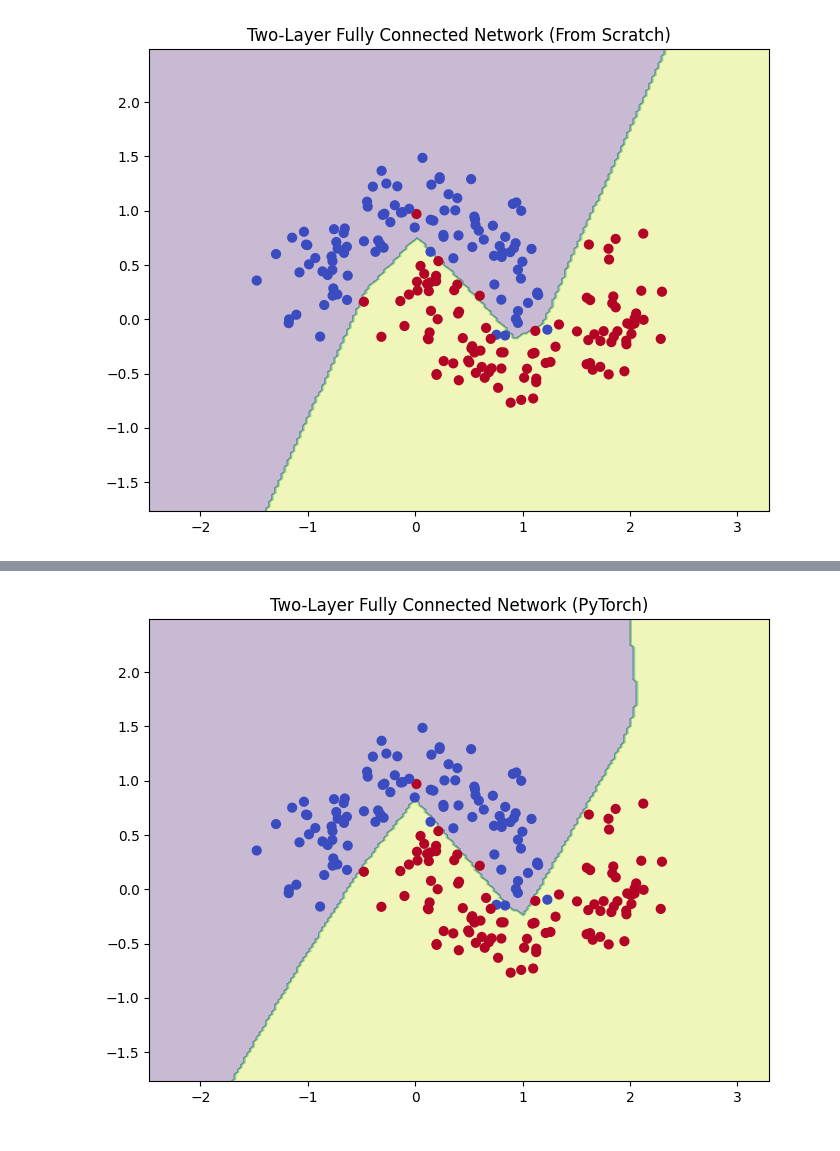
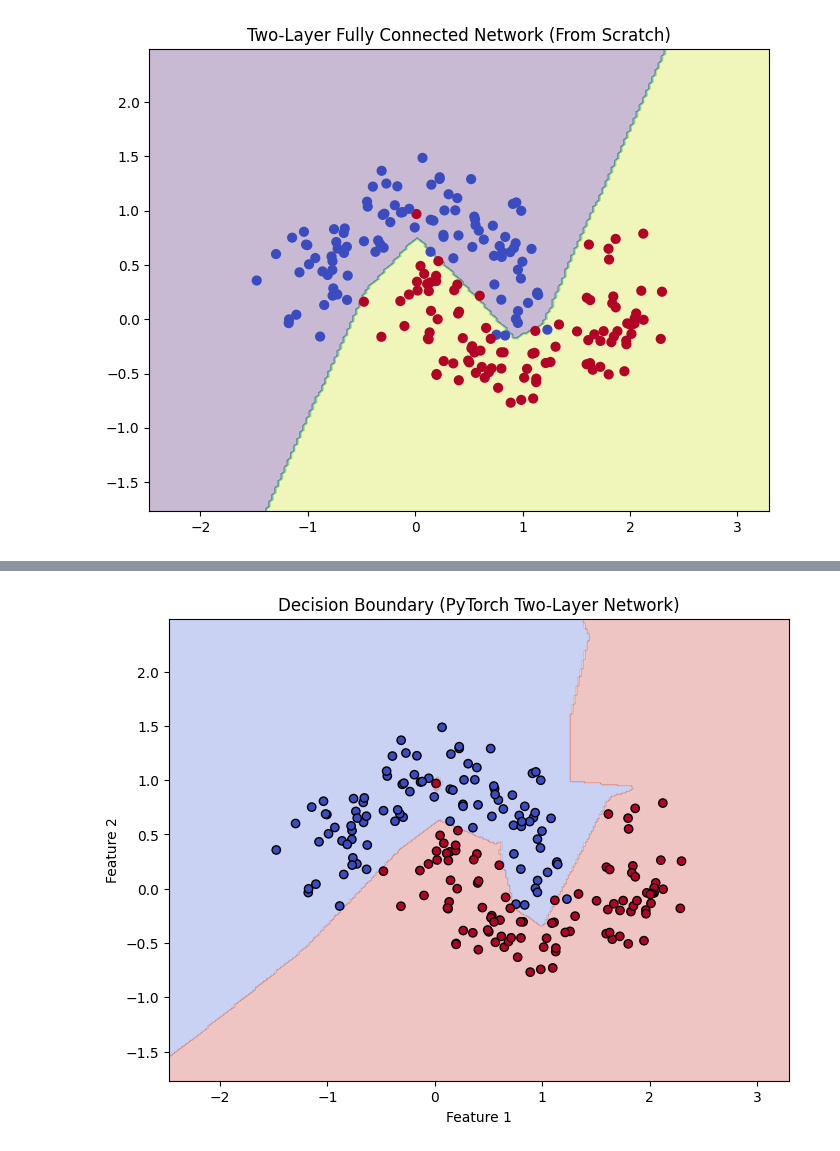
Before and after one commit to allan-tulane/CMPS-3140-6140, a Jupyter notebook: MLP.ipynb, the cells around one changed output, grey strips where cells are left out. Saved outputs shown, nothing was run; the diff lists cells and outputs as text; code cells hidden in the pictures.

```diff
--- a/MLP.ipynb
+++ b/MLP.ipynb
@@ -170,28 +199,37 @@ Training accuracy: 0.9700000286102295
 # %%
+# 7️⃣ Decision Boundary Visualization
 plt.figure(figsize=(8,6))
+X_np, y_np = make_moons(n_samples=200, noise=0.2, random_state=42)
 
-# Create grid
-x_min, x_max = X[:, 0].min()-1, X[:, 0].max()+1
-y_min, y_max = X[:, 1].min()-1, X[:, 1].max()+1
+# Create mesh grid
+x_min, x_max = X_np[:, 0].min() - 1, X_np[:, 0].max() + 1
+y_min, y_max = X_np[:, 1].min() - 1, X_np[:, 1].max() + 1
 
 xx, yy = np.meshgrid(
-    np.linspace(x_min.item(), x_max.item(), 200),
-    np.linspace(y_min.item(), y_max.item(), 200)
+    np.linspace(x_min, x_max, 300),
+    np.linspace(y_min, y_max, 300)
 )
 
-grid = torch.tensor(np.c_[xx.ravel(), yy.ravel()], dtype=torch.float32)
+grid = np.c_[xx.ravel(), yy.ravel()]
+grid_tensor = torch.tensor(grid, dtype=torch.float32)
 
+# Predict over grid
 with torch.no_grad():
-    logits = model(grid)
+    logits = model(grid_tensor)
     probs = torch.sigmoid(logits)
-    Z = (probs > 0.5).float().numpy()
+    Z = (probs > 0.5).float()
 
-Z = Z.reshape(xx.shape)
+Z = Z.numpy().reshape(xx.shape)
 
-plt.contourf(xx, yy, Z, alpha=0.3)
-plt.scatter(X[:, 0], X[:, 1], c=y.numpy().flatten(), cmap='coolwarm', s=40)
+# Plot decision surface
+plt.contourf(xx, yy, Z, alpha=0.3, cmap="coolwarm")
 
-plt.title("Two-Layer Fully Connected Network (PyTorch)")
+# Plot training points
+plt.scatter(X_np[:, 0], X_np[:, 1], c=y_np, cmap="coolwarm", edgecolors='k')
+
+plt.title("Decision Boundary (PyTorch Two-Layer Network)")
+plt.xlabel("Feature 1")
+plt.ylabel("Feature 2")
 plt.show()
 # %% [output]
-[figure, old version]
+[figure, new version]
```
Also changed, not shown: parts of 3 cells of this notebook.
